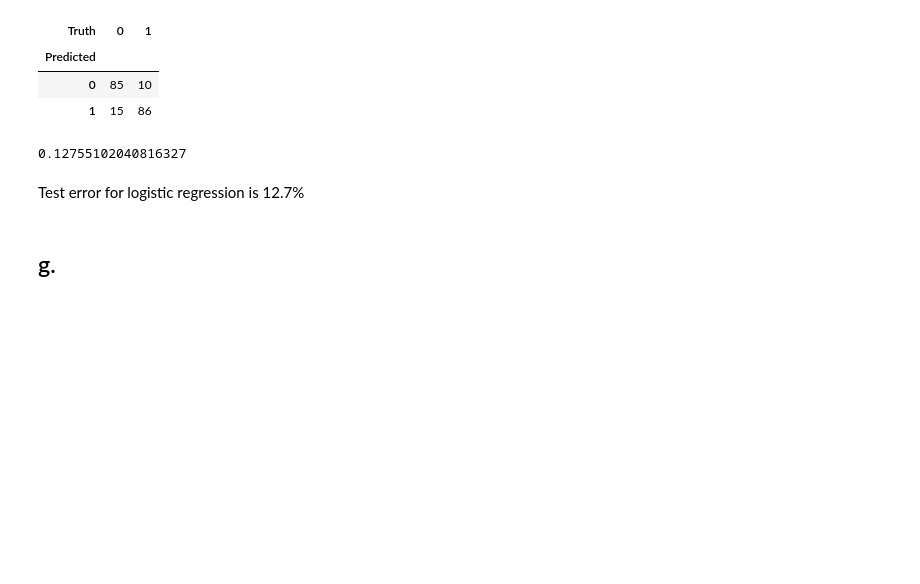
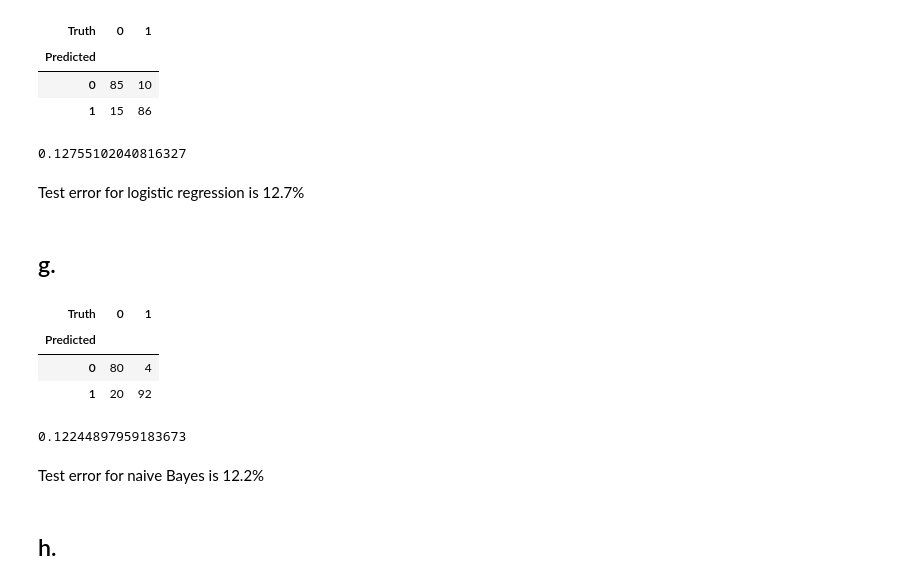
Before and after one commit to kirby88/islp, a Jupyter notebook: Chapter 4/4_14.ipynb, the cells around one changed output. Cells and saved outputs as stored; diff of their text form; code cells hidden in the pictures; blank space fills up the shorter version.

```diff
--- a/Chapter 4/4_14.ipynb
+++ b/Chapter 4/4_14.ipynb
@@ -149,3 +153,21 @@ np.mean(labels != y_test)
 Test error for logistic regression is 12.7%
 # %% [markdown]
 ## g.
+# %%
+NB = GaussianNB()
+NB.fit(X_train, y_train)
+NB_pred = NB.predict(X_test)
+confusion_table(NB_pred, y_test)
+# %% [output]
+| Truth | 0 | 1 |
+| Predicted |  |  |
+| 0 | 80 | 4 |
+| 1 | 20 | 92 |
+# %%
+np.mean(NB_pred != y_test)
+# %% [output]
+0.12244897959183673
+# %% [markdown]
+Test error for naive Bayes is 12.2%
+# %% [markdown]
+## h.
```
Also changed, not shown: parts of 8 cells of this notebook, 10 other files.
